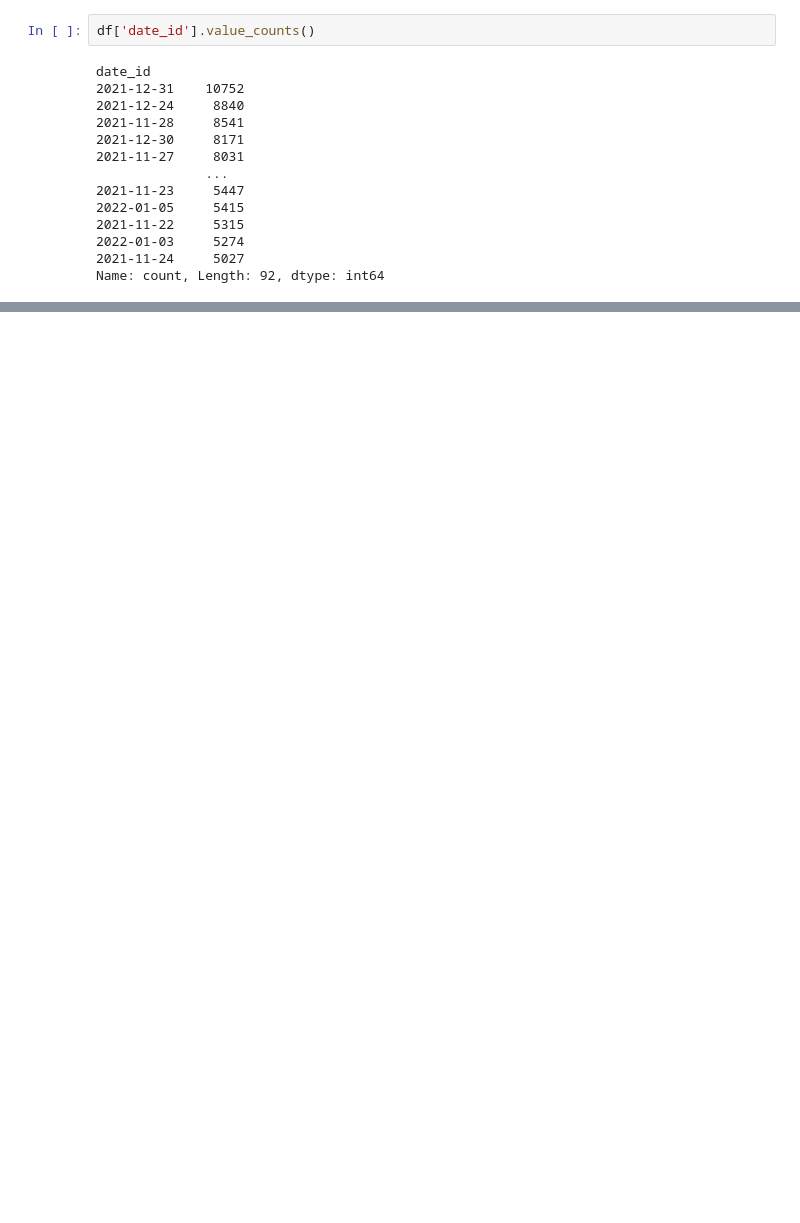
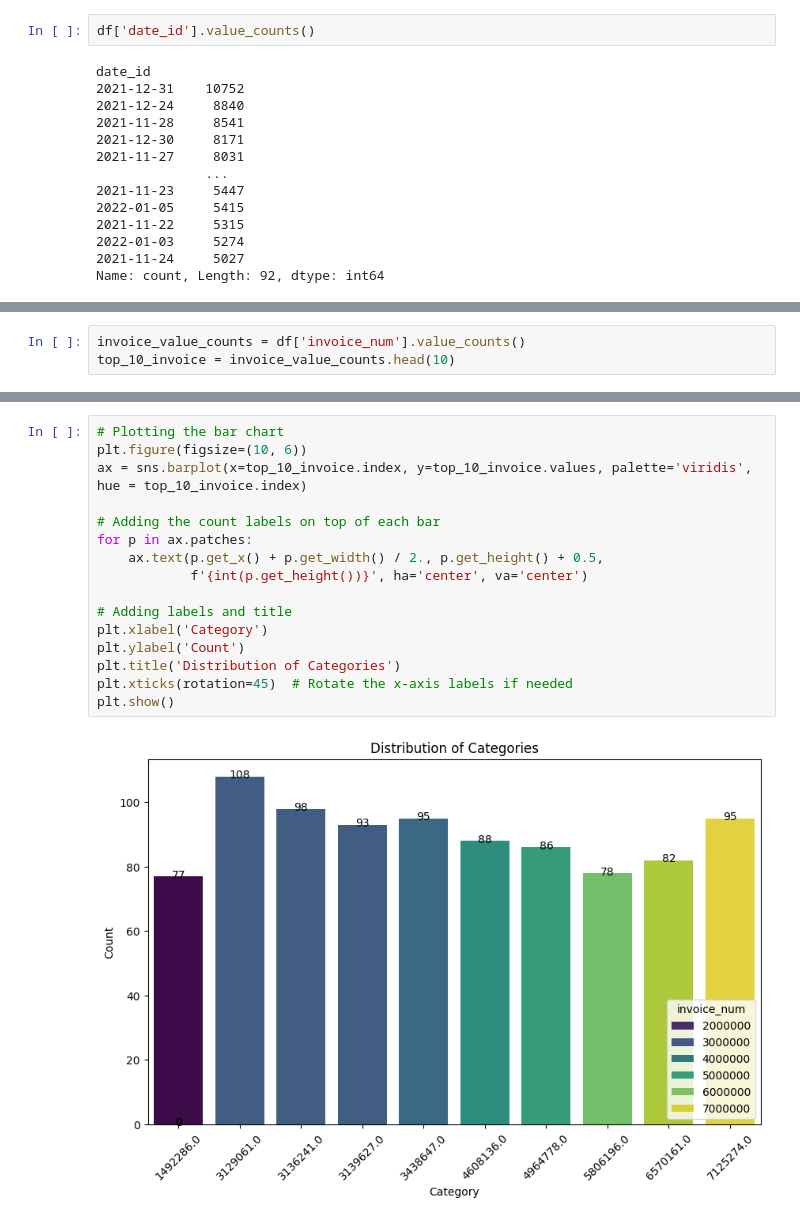
Before and after one commit to Vaseekaran-V/ML_CW, a Jupyter notebook: analysis/Data Analysis.ipynb, the cells around one changed output, grey strips where cells are left out. Cells and saved outputs as stored; diff of their text form; blank space fills up the shorter version.

```diff
--- a/analysis/Data Analysis.ipynb
+++ b/analysis/Data Analysis.ipynb
@@ -109,0 +179,3 @@ Name: count, Length: 92, dtype: int64
+# %%
+invoice_value_counts = df['invoice_num'].value_counts()
+top_10_invoice = invoice_value_counts.head(10)
@@ -109,0 +197,18 @@ Name: count, Length: 92, dtype: int64
+# %%
+# Plotting the bar chart
+plt.figure(figsize=(10, 6))
+ax = sns.barplot(x=top_10_invoice.index, y=top_10_invoice.values, palette='viridis', hue = top_10_invoice.index)
+
+# Adding the count labels on top of each bar
+for p in ax.patches:
+    ax.text(p.get_x() + p.get_width() / 2., p.get_height() + 0.5,
+            f'{int(p.get_height())}', ha='center', va='center')
+
+# Adding labels and title
+plt.xlabel('Category')
+plt.ylabel('Count')
+plt.title('Distribution of Categories')
+plt.xticks(rotation=45)  # Rotate the x-axis labels if needed
+plt.show()
+# %% [output]
+[figure, added]
```
Also changed, not shown: parts of 30 cells of this notebook.
